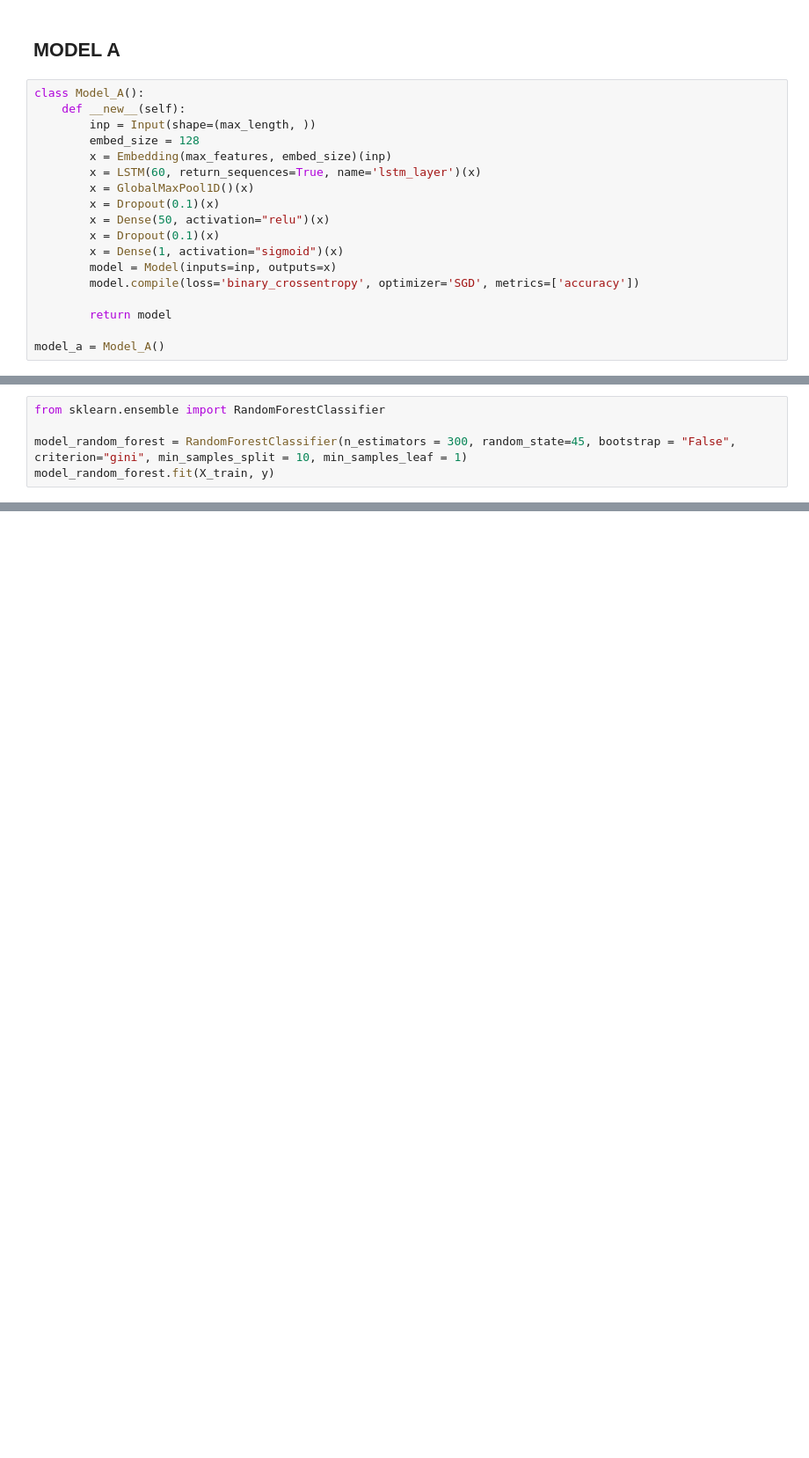
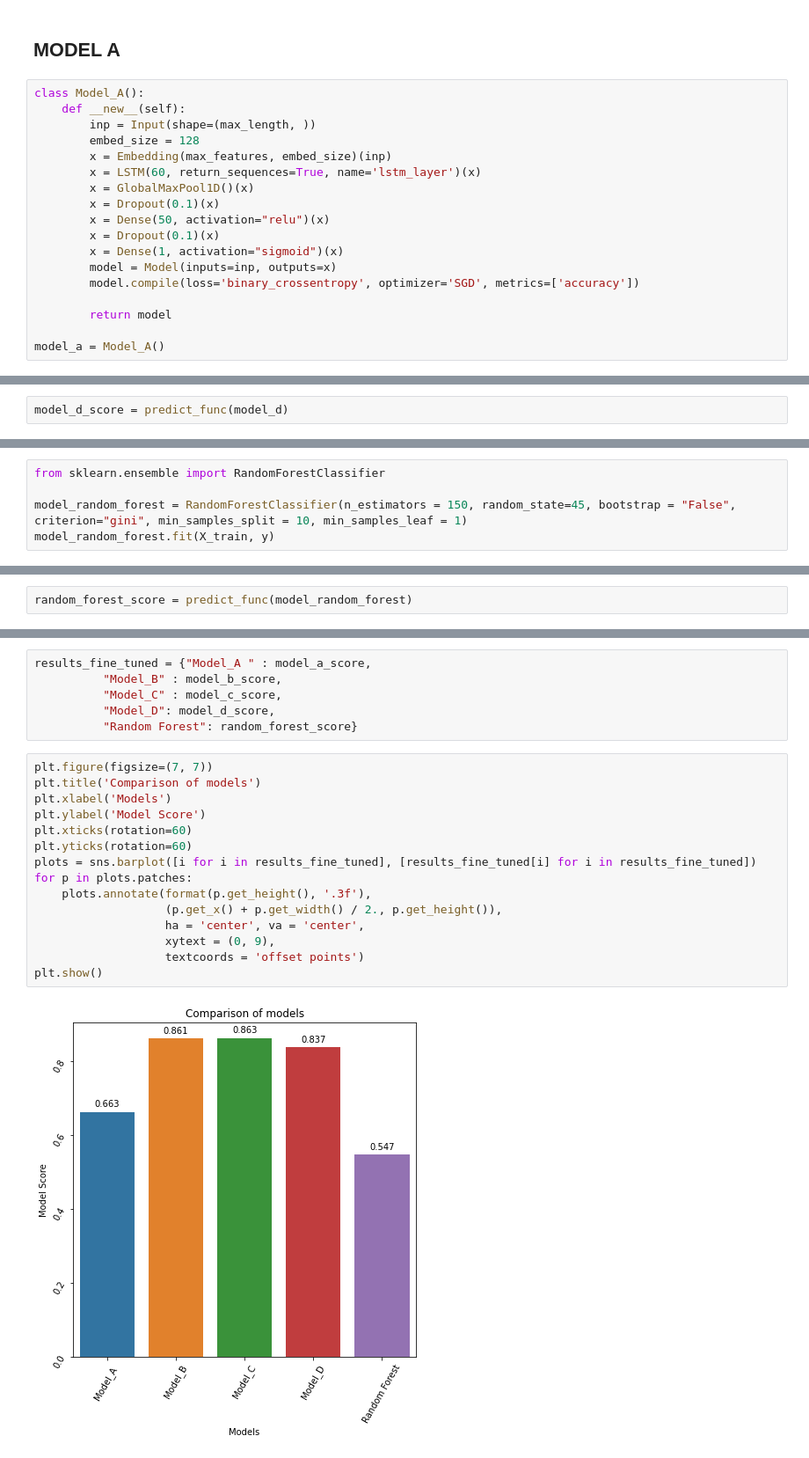
Before and after one commit to PSSABISHEK/sentiment_analysis_LSTM, a Jupyter notebook: yeet_boi.ipynb, the cells around one changed output, grey strips where cells are left out. Shown: that part at 88% size. Drawn from its saved outputs; the diff is of its cells as text; blank space fills up the shorter version.

```diff
--- a/yeet_boi.ipynb
+++ b/yeet_boi.ipynb
@@ -450,0 +470,2 @@ Confusion Matrix :  [[10440  2002]
+# %%
+model_d_score = predict_func(model_d)
@@ -451,7 +476,7 @@ Confusion Matrix :  [[10440  2002]
 # %%
 from sklearn.ensemble import RandomForestClassifier
 
-model_random_forest = RandomForestClassifier(n_estimators = 300, random_state=45, bootstrap = "False", criterion="gini", min_samples_split = 10, min_samples_leaf = 1)
+model_random_forest = RandomForestClassifier(n_estimators = 150, random_state=45, bootstrap = "False", criterion="gini", min_samples_split = 10, min_samples_leaf = 1)
 model_random_forest.fit(X_train, y)
 # %% [output]
 RandomForestClassifier(bootstrap='False', ccp_alpha=0.0, class_weight=None,
@@ -486,0 +490,2 @@ Confusion Matrix :  [[8623 8451]
+# %%
+random_forest_score = predict_func(model_random_forest)
@@ -486,0 +496,23 @@ Confusion Matrix :  [[8623 8451]
+# %%
+results_fine_tuned = {"Model_A " : model_a_score,
+          "Model_B" : model_b_score,
+          "Model_C" : model_c_score,
+          "Model_D": model_d_score,
+          "Random Forest": random_forest_score}
+# %%
+plt.figure(figsize=(7, 7))
+plt.title('Comparison of models')
+plt.xlabel('Models')
+plt.ylabel('Model Score')
+plt.xticks(rotation=60)
+plt.yticks(rotation=60)
+plots = sns.barplot([i for i in results_fine_tuned], [results_fine_tuned[i] for i in results_fine_tuned])
+for p in plots.patches:
+    plots.annotate(format(p.get_height(), '.3f'),
+                   (p.get_x() + p.get_width() / 2., p.get_height()),
+                   ha = 'center', va = 'center',
+                   xytext = (0, 9),
+                   textcoords = 'offset points')
+plt.show()
+# %% [output]
+[figure, added]
```
Also changed, not shown: parts of 43 cells of this notebook, 6 other files.
